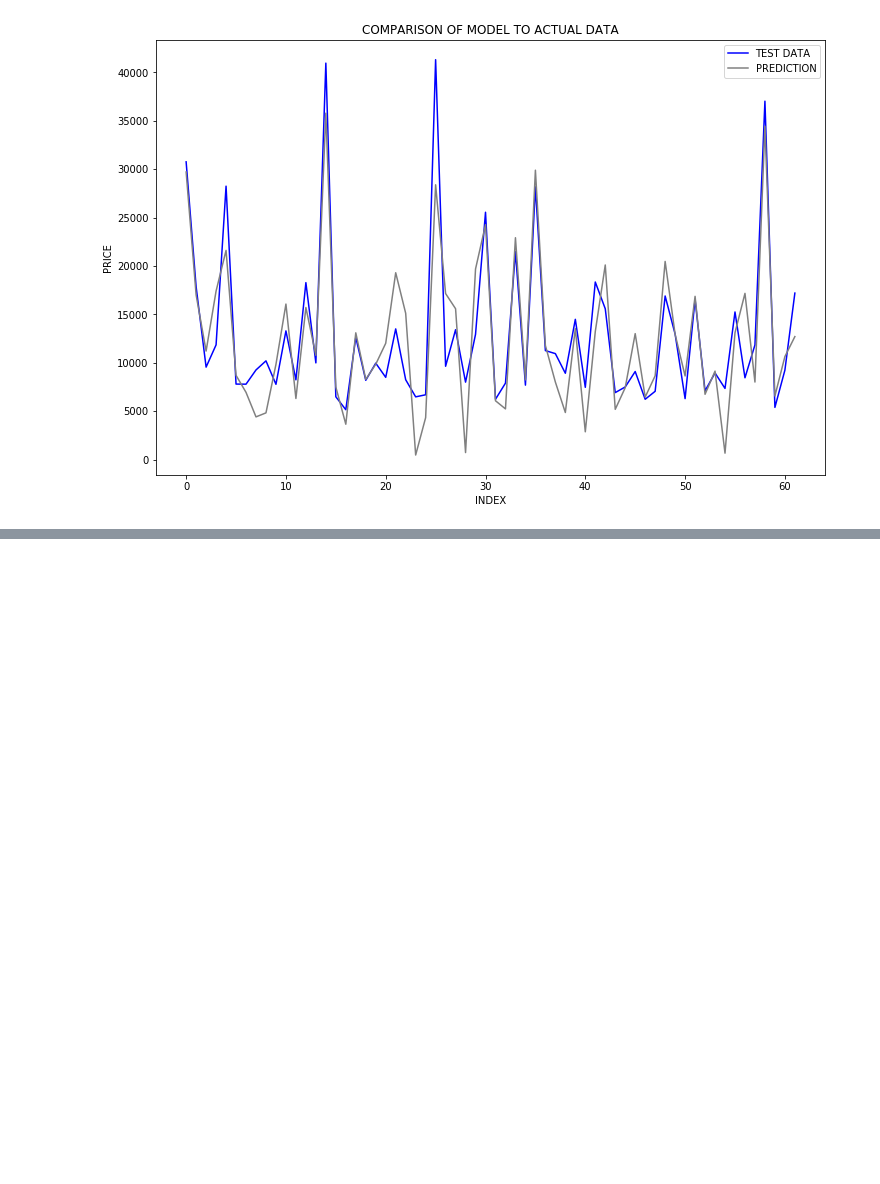
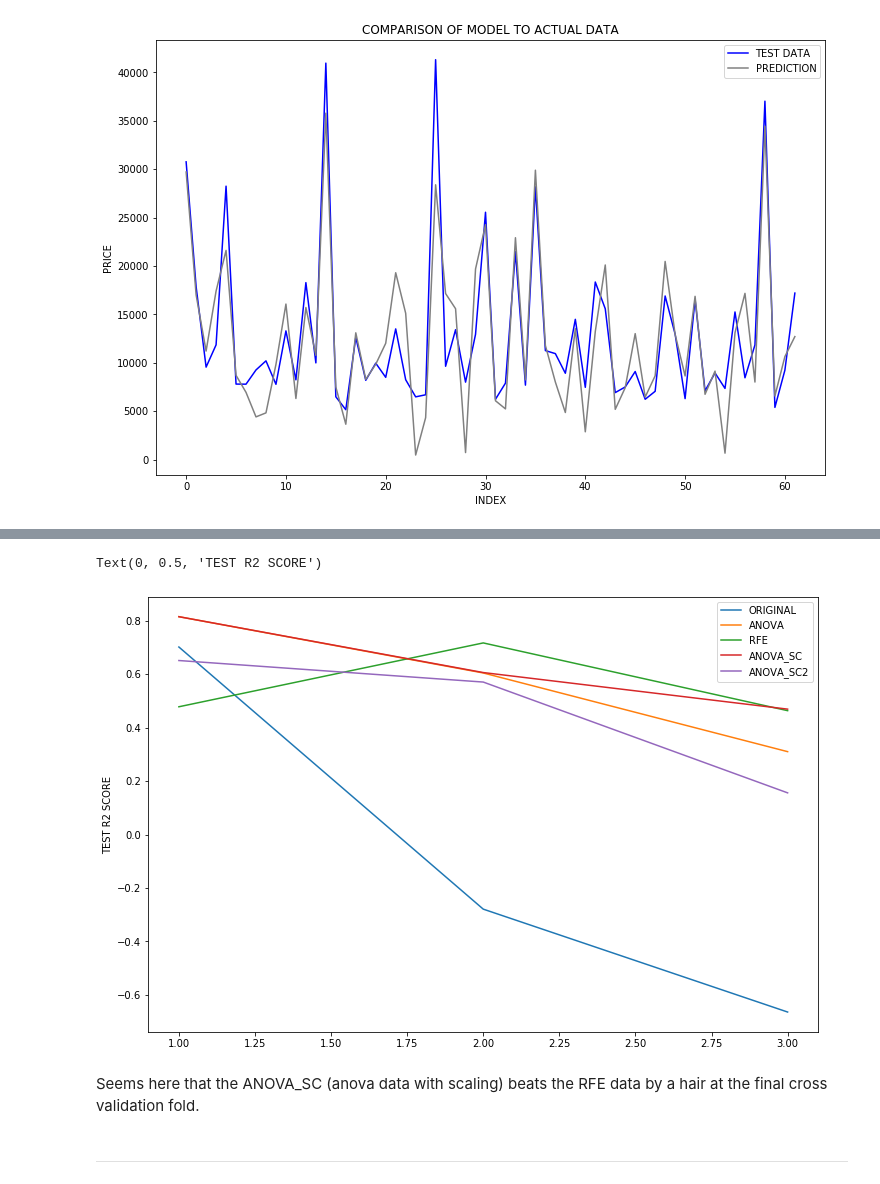
Before and after one commit to daveajstearns/cars, a Jupyter notebook: cars_project.ipynb, the cells around one changed output, grey strips where cells are left out. Saved outputs shown, nothing was run; the diff lists cells and outputs as text; code cells hidden in the pictures; blank space fills up the shorter version.

```diff
--- a/cars_project.ipynb
+++ b/cars_project.ipynb
@@ -563,0 +604,24 @@ Going to run some cross_validation techniques, then enter into regularization.
+# %%
+# Saving the TEST R2 values into a data frame
+test_r2 = pd.DataFrame()
+test_r2['original'] = original['test_r2']
+test_r2['anova'] = anova['test_r2']
+test_r2['rfe'] = rfe['test_r2']
+test_r2['anova_sc'] = anova_sc['test_r2']
+test_r2['anova_sc2'] = anova_sc2['test_r2']
+# %%
+fig,ax=plt.subplots(figsize=(12,8))
+sns.lineplot(x=[1,2,3],y=test_r2['original'], markers='.', ax=ax)
+sns.lineplot(x=[1,2,3],y=test_r2['anova'], markers='.', ax=ax)
+sns.lineplot(x=[1,2,3],y=test_r2['rfe'], markers='.', ax=ax)
+sns.lineplot(x=[1,2,3],y=test_r2['anova_sc'], markers='.', ax=ax)
+sns.lineplot(x=[1,2,3],y=test_r2['anova_sc2'], markers='.', ax=ax)
+plt.legend(['ORIGINAL','ANOVA','RFE','ANOVA_SC','ANOVA_SC2'], loc='best')
+plt.ylabel('TEST R2 SCORE')
+# %% [output]
+Text(0, 0.5, 'TEST R2 SCORE')
+[figure, added]
+# %% [markdown]
+Seems here that the ANOVA_SC (anova data with scaling) beats the RFE data by a hair at the final cross validation fold.
+# %% [markdown]
+----
```
Also changed, not shown: parts of 11 cells of this notebook.
